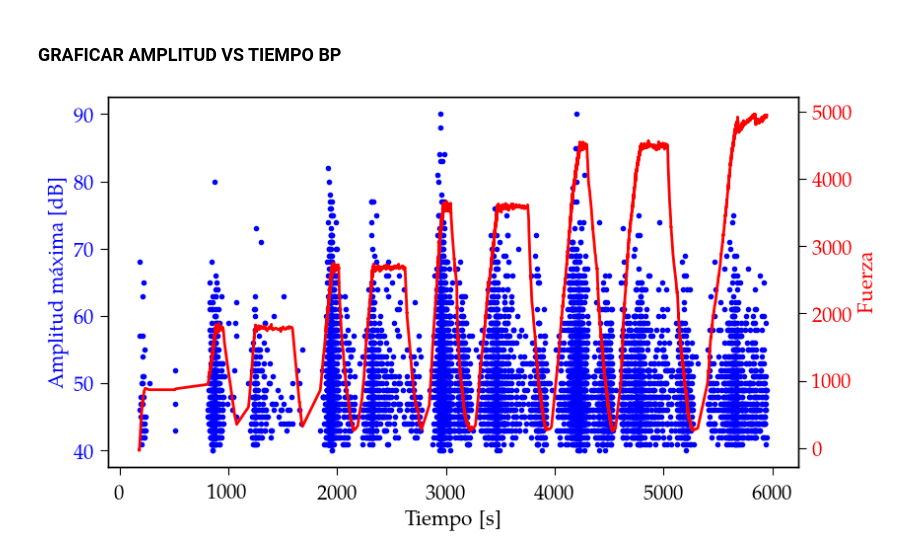
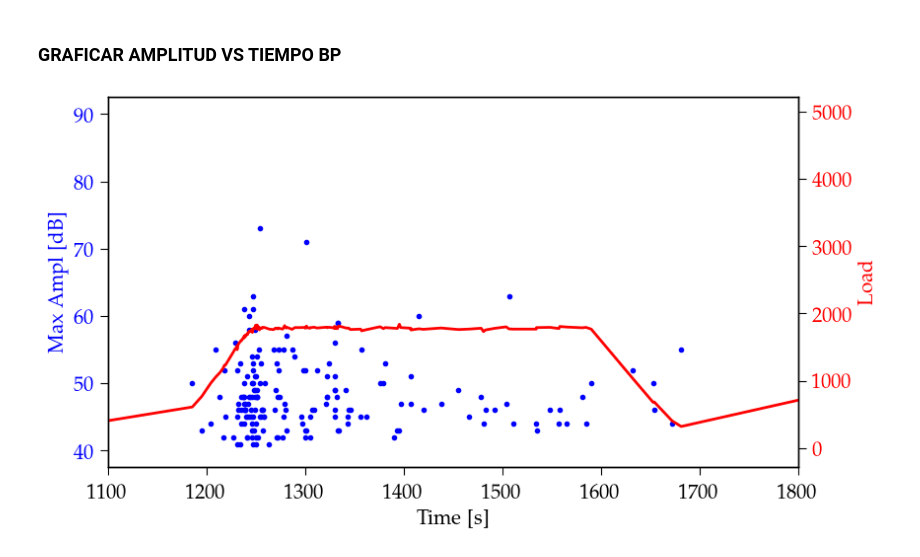
Before and after one commit to AlejandraRocks/Project-MachineLearning_BeamsAE, a Jupyter notebook: notebooks/BP_Beam/ParametersEA_BP.ipynb, the cells around one changed output. Drawn from its saved outputs; the diff is of its cells as text; code cells hidden in the pictures.

```diff
--- a/notebooks/BP_Beam/ParametersEA_BP.ipynb
+++ b/notebooks/BP_Beam/ParametersEA_BP.ipynb
@@ -106,28 +109,29 @@ Se ha exportado el DataFrame a /Users/alejandravesga2024/Library/CloudStorage/On
 # %% [markdown]
 ### GRAFICAR AMPLITUD VS TIEMPO BP
 # %%
-#SP canal 1
+#BP canal 1
 
 plt.figure(figsize=(10, 5))
 plt.rc('font', family='serif')
 plt.rc('xtick', labelsize=15)
 plt.rc('ytick', labelsize=15)
 
 # Plot para el primer DataFrame
 ax1 = plt.subplot(1, 1, 1)
 color = 'blue'
-ax1.set_xlabel('Tiempo [s]', fontsize=15)
-ax1.set_ylabel('Amplitud máxima [dB]', color=color, fontsize=15)
+ax1.set_xlabel('Time [s]', fontsize=15)
+ax1.set_ylabel('Max Ampl [dB]', color=color, fontsize=15)
 ax1.plot(BP_ch1['TIME'],BP_ch1['AMP'], 'o',markersize=3, color = color,label='Sensor1')
 ax1.tick_params(axis='y', labelcolor=color)
+ax1.set_xlim(1100,1800)
 
 ax2 = ax1.twinx()
 color = 'red'
-ax2.set_ylabel('Fuerza', color=color, fontsize=15)
+ax2.set_ylabel('Load', color=color, fontsize=15)
 
 ax2.plot(BP_ch1['TIME'],(BP_ch1['LOAD_PAC']),color=color)
 ax2.tick_params(axis ='y', labelcolor = color)
 
 plt.show()
 # %% [output]
-[figure, old version]
+[figure, new version]
```
Also changed, not shown: parts of 3 cells of this notebook, 18 other files.
